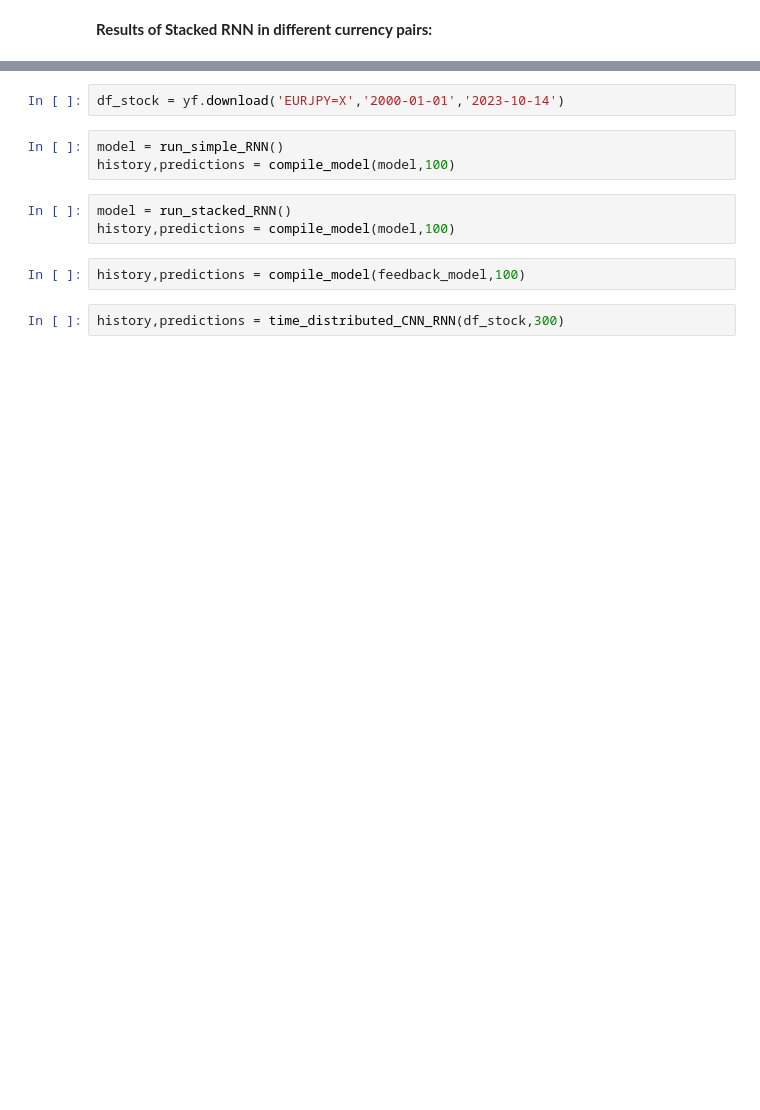
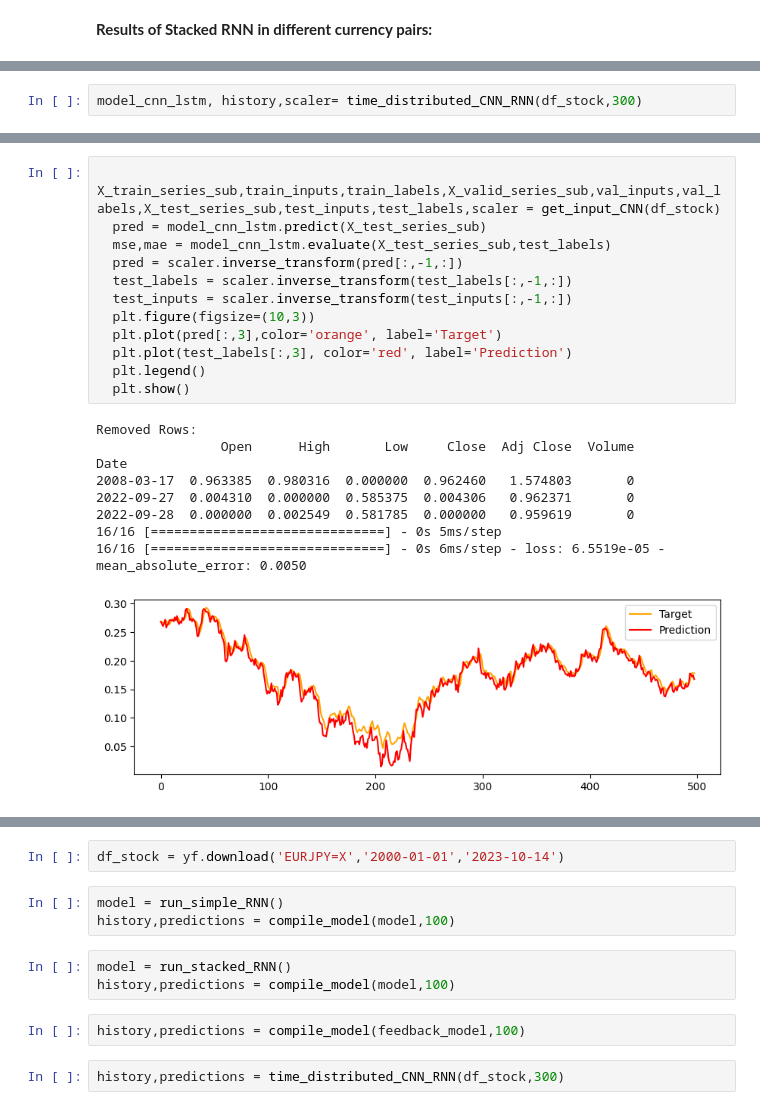
Before and after one commit to ghanbarifereshteh/singlecolorprj, a Jupyter notebook: RNN2Forex.ipynb, the cells around one changed output, grey strips where cells are left out. Drawn from its saved outputs; the diff is of its cells as text; blank space fills up the shorter version.

```diff
--- a/RNN2Forex.ipynb
+++ b/RNN2Forex.ipynb
@@ -671,0 +760,2 @@ mse, mae....0.0, 0.0
+# %%
+model_cnn_lstm, history,scaler= time_distributed_CNN_RNN(df_stock,300)
@@ -671,0 +787,22 @@ mse, mae....0.0, 0.0
+# %%
+  X_train_series_sub,train_inputs,train_labels,X_valid_series_sub,val_inputs,val_labels,X_test_series_sub,test_inputs,test_labels,scaler = get_input_CNN(df_stock)
+  pred = model_cnn_lstm.predict(X_test_series_sub)
+  mse,mae = model_cnn_lstm.evaluate(X_test_series_sub,test_labels)
+  pred = scaler.inverse_transform(pred[:,-1,:])
+  test_labels = scaler.inverse_transform(test_labels[:,-1,:])
+  test_inputs = scaler.inverse_transform(test_inputs[:,-1,:])
+  plt.figure(figsize=(10,3))
+  plt.plot(pred[:,3],color='orange', label='Target')
+  plt.plot(test_labels[:,3], color='red', label='Prediction')
+  plt.legend()
+  plt.show()
+# %% [output]
+Removed Rows:
+                Open      High       Low     Close  Adj Close  Volume
+Date
+2008-03-17  0.963385  0.980316  0.000000  0.962460   1.574803       0
+2022-09-27  0.004310  0.000000  0.585375  0.004306   0.962371       0
+2022-09-28  0.000000  0.002549  0.581785  0.000000   0.959619       0
+16/16 [==============================] - 0s 5ms/step
+16/16 [==============================] - 0s 6ms/step - loss: 6.5519e-05 - mean_absolute_error: 0.0050
+[figure, added]
```
Also changed, not shown: parts of 56 cells of this notebook.
